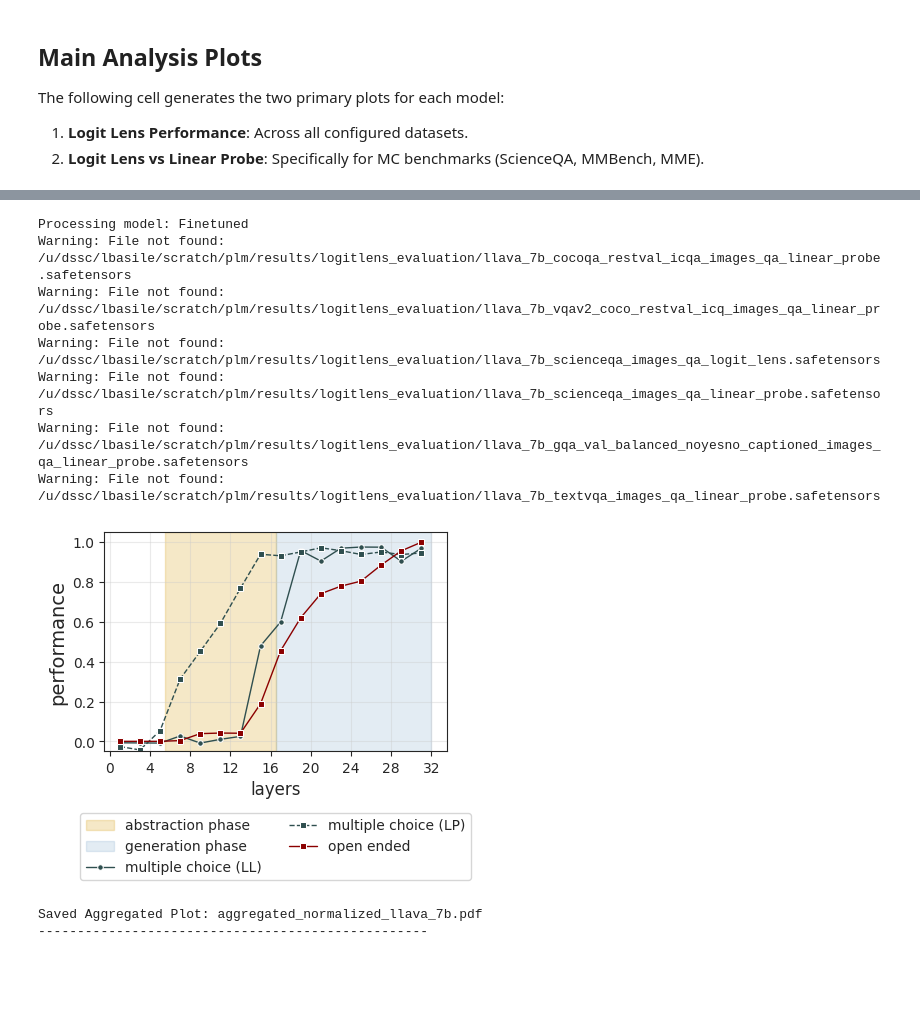
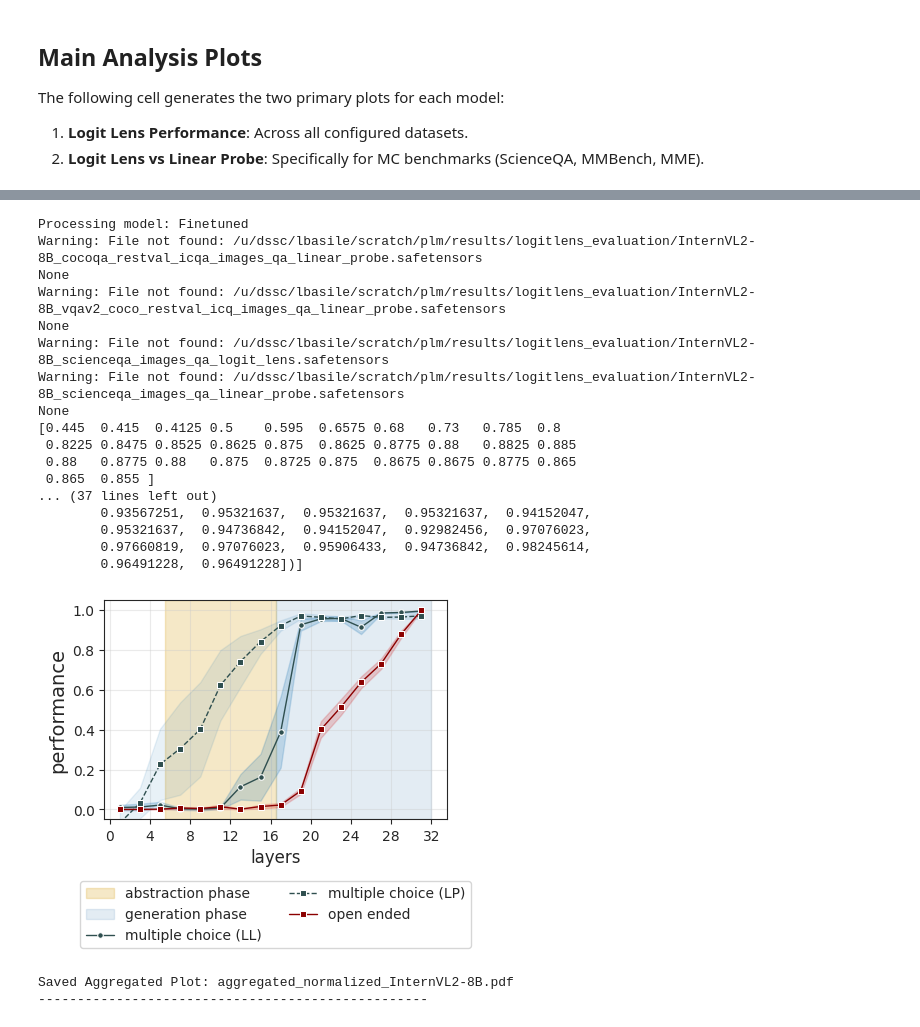
Before and after one commit to luisfpal/multimodal_finetuned_representations, a Jupyter notebook: plotting/logitlens_plots.ipynb, the cells around one changed output, grey strips where cells are left out. Drawn from its saved outputs; the diff is of its cells as text; code cells hidden in the pictures; blank space fills up the shorter version.

```diff
--- a/plotting/logitlens_plots.ipynb
+++ b/plotting/logitlens_plots.ipynb
@@ -58,7 +58,7 @@ MC_DATASETS = [
 # (model_path, model_label)
 MODELS = [
     # ("l11p/llava-v1.5-7b-pretrained-lbasile", "Pretrained"),
-    ("lbasile/llava_7b", "Finetuned"),
+    ("OpenGVLab/InternVL2-8B", "Finetuned"),
 ]
 
 def load_accuracies(results_dir, model_slug, dataset_slug, subset, mode="logit_lens"):
@@ -104,7 +104,7 @@ BASELINES = {
 }
 
 # Flag to toggle standard deviation shading
-SHOW_STD = False
+SHOW_STD = True
 
 def normalize_profile(arr, baseline):
     if arr is None: return None
@@ -294,7 +294,7 @@ for model_path, model_label in MODELS:
             # Load Raw
             raw_ll = load_accuracies(RESULTS_DIR, model_slug, dataset_slug, subset, mode="logit_lens")
             raw_lp = load_accuracies(RESULTS_DIR, model_slug, dataset_slug, subset, mode="linear_probe")
-
+            print(raw_lp)
             # Normalize (Independent normalization per dataset-method)
             norm_ll = normalize_profile(raw_ll, baseline)
             norm_lp = normalize_profile(raw_lp, baseline)
@@ -312,7 +312,7 @@ for model_path, model_label in MODELS:
     mean_mc_ll, std_mc_ll = average_arrays(mc_ll_profiles)
     mean_mc_lp, std_mc_lp = average_arrays(mc_lp_profiles)
     mean_qa_ll, std_qa_ll = average_arrays(qa_ll_profiles)
-
+    print(mc_lp_profiles)
     # Plotting
     fig_combined = plt.figure(figsize=(4.5, 4))
     gs_combined = GridSpec(1, 1)
@@ -334,7 +334,7 @@ for model_path, model_label in MODELS:
             marker="o", markersize=4, linewidth=1, ax=ax_combined
         )
         if SHOW_STD and std_mc_ll is not None:
-            ax_combined.fill_between(range(len(mean_mc_ll)), mean_mc_ll - std_mc_ll/2, mean_mc_ll + std_mc_ll/2, color="tab:blue", alpha=0.2)
+            ax_combined.fill_between(range(len(mean_mc_ll))[1::2], mean_mc_ll[1::2] - std_mc_ll[1::2]/2, mean_mc_ll[1::2] + std_mc_ll[1::2]/2, color="tab:blue", alpha=0.2)
 
     if mean_mc_lp is not None:
         sns.lineplot(
@@ -343,43 +343,53 @@ for model_path, model_label in MODELS:
             marker="s", markersize=4, linewidth=1, ax=ax_combined
         )
         if SHOW_STD and std_mc_lp is not None:
-            ax_combined.fill_between(range(len(mean_mc_lp)), mean_mc_lp - std_mc_lp/2, mean_mc_lp + std_mc_lp/2, color="tab:blue", alpha=0.1)
+            ax_combined.fill_between(range(len(mean_mc_lp))[1::2], mean_mc_lp[1::2] - std_mc_lp[1::2]/2, mean_mc_lp[1::2] + std_mc_lp[1::2]/2, color="tab:blue", alpha=0.1)
 
     if mean_qa_ll is not None:
         sns.lineplot(
             x=range(len(mean_qa_ll))[1::2], y=mean_qa_ll[1::2],
             label="open ended", color="darkred",
             marker="s", markersize=4, linewidth=1, ax=ax_combined
         )
         if SHOW_STD and std_qa_ll is not None:
-            ax_combined.fill_between(range(len(mean_qa_ll)), mean_qa_ll - std_qa_ll/2, mean_qa_ll + std_qa_ll/2, color="tab:green", alpha=0.2)
+            ax_combined.fill_between(range(len(mean_qa_ll))[1::2], mean_qa_ll[1::2] - std_qa_ll[1::2]/2, mean_qa_ll[1::2] + std_qa_ll[1::2]/2, color="tab:red", alpha=0.2)
 
     ax_combined.set_xticks(np.array(list(range(0, 33, 4))))
     ax_combined.set_ylim(-0.05, 1.05)
     ax_combined.set_ylabel("performance", fontsize=14)
     ax_combined.set_xlabel("layers", fontsize=12)
 
     # Place legend below the plot, centered
     ax_combined.legend(fontsize=10, loc='upper center', bbox_to_anchor=(0.5, -0.25), ncol=2)
 
     # ax_combined.set_title(f"Aggregated: {model_label}", fontsize=15)
     ax_combined.grid(True, alpha=0.4)
 
     gs_combined.tight_layout(fig_combined)
 
     out_name = f"aggregated_normalized_{model_slug}.pdf"
     plt.savefig(os.path.join(OUTPUT_DIR, out_name), bbox_inches='tight')
     plt.show()
     print(f"Saved Aggregated Plot: {out_name}")
     print("-" * 50)
 # %% [output]
 Processing model: Finetuned
-Warning: File not found: /u/dssc/lbasile/scratch/plm/results/logitlens_evaluation/llava_7b_cocoqa_restval_icqa_images_qa_linear_probe.safetensors
-Warning: File not found: /u/dssc/lbasile/scratch/plm/results/logitlens_evaluation/llava_7b_vqav2_coco_restval_icq_images_qa_linear_probe.safetensors
-Warning: File not found: /u/dssc/lbasile/scratch/plm/results/logitlens_evaluation/llava_7b_scienceqa_images_qa_logit_lens.safetensors
-Warning: File not found: /u/dssc/lbasile/scratch/plm/results/logitlens_evaluation/llava_7b_scienceqa_images_qa_linear_probe.safetensors
-Warning: File not found: /u/dssc/lbasile/scratch/plm/results/logitlens_evaluation/llava_7b_gqa_val_balanced_noyesno_captioned_images_qa_linear_probe.safetensors
-Warning: File not found: /u/dssc/lbasile/scratch/plm/results/logitlens_evaluation/llava_7b_textvqa_images_qa_linear_probe.safetensors
+Warning: File not found: /u/dssc/lbasile/scratch/plm/results/logitlens_evaluation/InternVL2-8B_cocoqa_restval_icqa_images_qa_linear_probe.safetensors
+None
+Warning: File not found: /u/dssc/lbasile/scratch/plm/results/logitlens_evaluation/InternVL2-8B_vqav2_coco_restval_icq_images_qa_linear_probe.safetensors
+None
+Warning: File not found: /u/dssc/lbasile/scratch/plm/results/logitlens_evaluation/InternVL2-8B_scienceqa_images_qa_logit_lens.safetensors
+Warning: File not found: /u/dssc/lbasile/scratch/plm/results/logitlens_evaluation/InternVL2-8B_scienceqa_images_qa_linear_probe.safetensors
+None
+[0.445  0.415  0.4125 0.5    0.595  0.6575 0.68   0.73   0.785  0.8
+ 0.8225 0.8475 0.8525 0.8625 0.875  0.8625 0.8775 0.88   0.8825 0.885
+ 0.88   0.8775 0.88   0.875  0.8725 0.875  0.8675 0.8675 0.8775 0.865
+ 0.865  0.855 ]
+... (37 lines left out)
+        0.93567251,  0.95321637,  0.95321637,  0.95321637,  0.94152047,
+        0.95321637,  0.94736842,  0.94152047,  0.92982456,  0.97076023,
+        0.97660819,  0.97076023,  0.95906433,  0.94736842,  0.98245614,
+        0.96491228,  0.96491228])]
-[figure, old version]
+[figure, new version]
-Saved Aggregated Plot: aggregated_normalized_llava_7b.pdf
+Saved Aggregated Plot: aggregated_normalized_InternVL2-8B.pdf
 --------------------------------------------------
```
Also changed, not shown: parts of 1 cell of this notebook, 20 other files.
